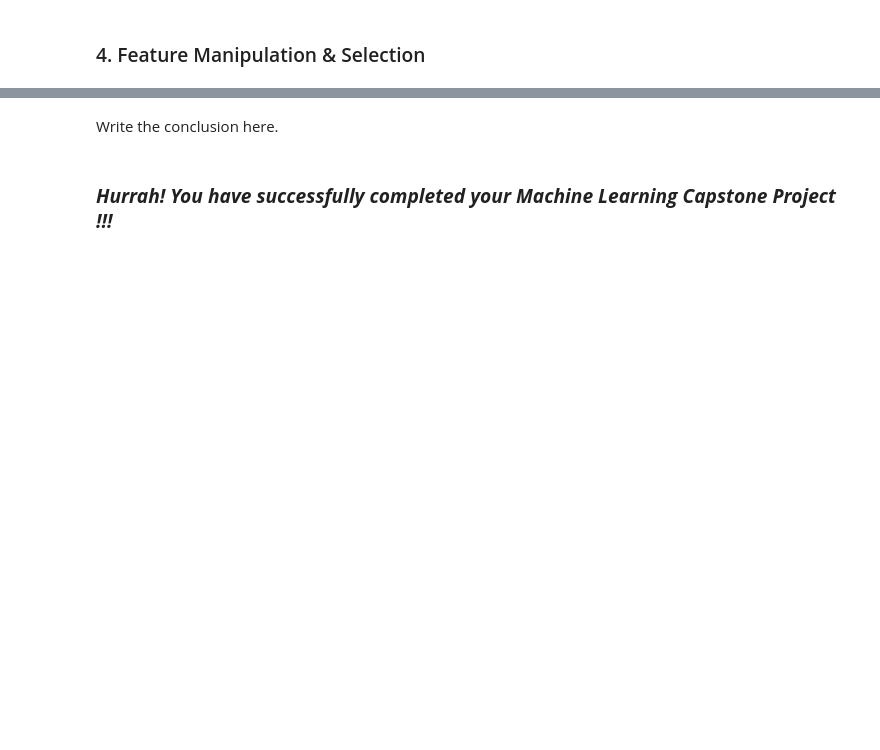
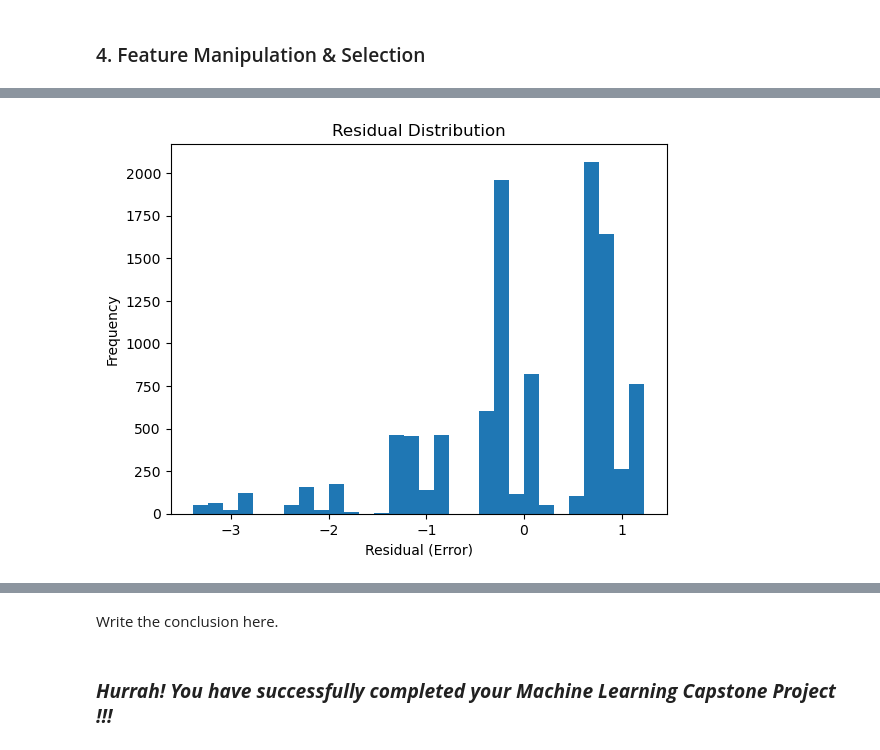
Before and after one commit to viraj-gavade/Tourism-Experience-Analytics, a Jupyter notebook: notebooks/experiments.ipynb, the cells around one changed output, grey strips where cells are left out. Drawn from its saved outputs; the diff is of its cells as text; code cells hidden in the pictures; blank space fills up the shorter version.

```diff
--- a/notebooks/experiments.ipynb
+++ b/notebooks/experiments.ipynb
@@ -1641,0 +1055,6 @@ Answer Here.
+# %%
+train_df["User_Attraction_diff"] = train_df["UserId_bm"] - train_df["AttractionId_bm"]
+test_df["User_Attraction_diff"] = test_df["UserId_bm"] - test_df["AttractionId_bm"]
+
+train_df["User_City_diff"] = train_df["UserId_bm"] - train_df["CityId_bm"]
+test_df["User_City_diff"] = test_df["UserId_bm"] - test_df["CityId_bm"]
@@ -1641,0 +1216,11 @@ Answer Here.
+# %%
+residuals = y_test - preds
+
+plt.figure()
+plt.hist(residuals, bins=30)
+plt.xlabel("Residual (Error)")
+plt.ylabel("Frequency")
+plt.title("Residual Distribution")
+plt.show()
+# %% [output]
+[figure, added]
```
Also changed, not shown: parts of 130 cells of this notebook, 3 other files.
